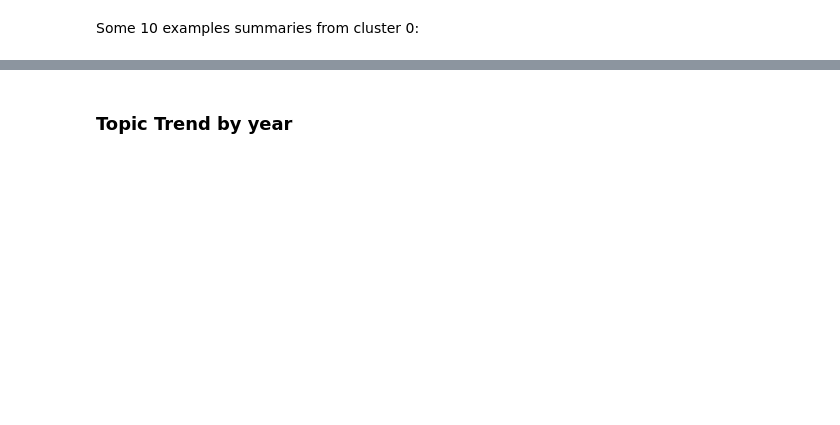
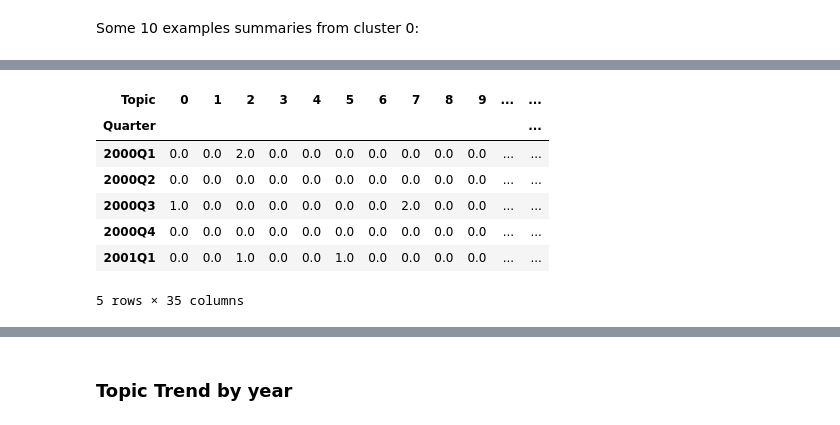
Before and after one commit to MStrzezon/Arxiv-Topic-Trend-Analysis, a Jupyter notebook: src/doc2vec/doc2vec_kmeans.ipynb, the cells around one changed output, grey strips where cells are left out. Saved outputs shown, nothing was run; the diff lists cells and outputs as text; code cells hidden in the pictures; blank space fills up the shorter version.

```diff
--- a/src/doc2vec/doc2vec_kmeans.ipynb
+++ b/src/doc2vec/doc2vec_kmeans.ipynb
@@ -228,0 +268,11 @@ Top 10 words: ['patient', 'clinical', 'medical', 'disease', 'health', 'diagnosis
+# %%
+topic_trend_pivot.head()
+# %% [output]
+| Topic | 0 | 1 | 2 | 3 | 4 | 5 | 6 | 7 | 8 | 9 | ... | ... |
+| Quarter |  |  |  |  |  |  |  |  |  |  |  | ... |
+| 2000Q1 | 0.0 | 0.0 | 2.0 | 0.0 | 0.0 | 0.0 | 0.0 | 0.0 | 0.0 | 0.0 | ... | ... |
+| 2000Q2 | 0.0 | 0.0 | 0.0 | 0.0 | 0.0 | 0.0 | 0.0 | 0.0 | 0.0 | 0.0 | ... | ... |
+| 2000Q3 | 1.0 | 0.0 | 0.0 | 0.0 | 0.0 | 0.0 | 0.0 | 2.0 | 0.0 | 0.0 | ... | ... |
+| 2000Q4 | 0.0 | 0.0 | 0.0 | 0.0 | 0.0 | 0.0 | 0.0 | 0.0 | 0.0 | 0.0 | ... | ... |
+| 2001Q1 | 0.0 | 0.0 | 1.0 | 0.0 | 0.0 | 1.0 | 0.0 | 0.0 | 0.0 | 0.0 | ... | ... |
+5 rows × 35 columns
```
Also changed, not shown: parts of 28 cells of this notebook, 1 other file.
